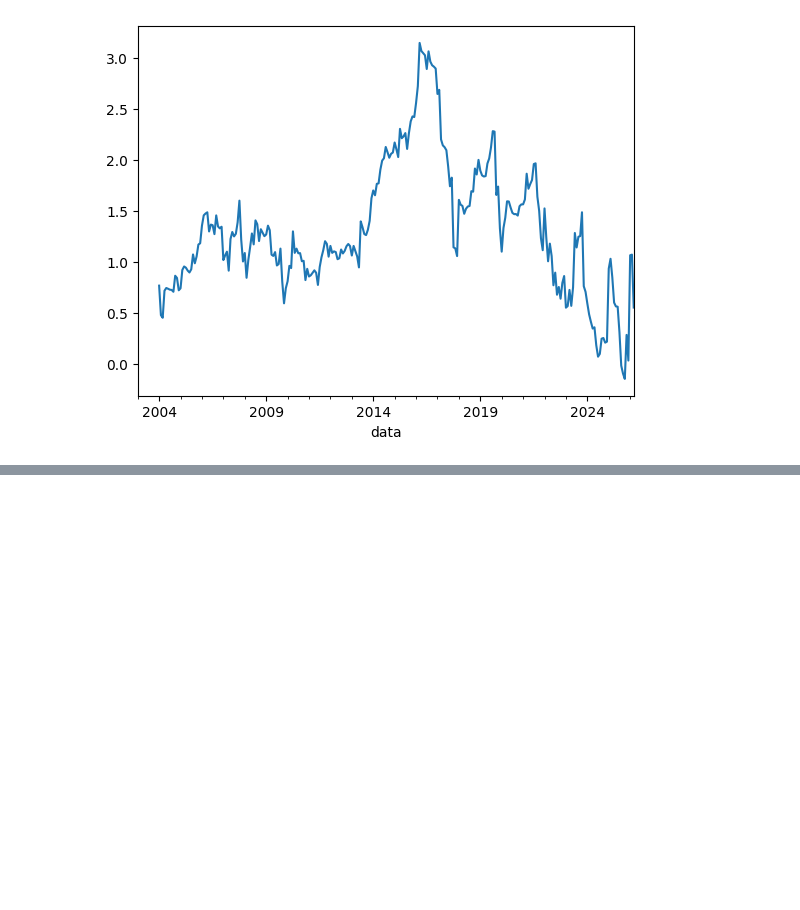
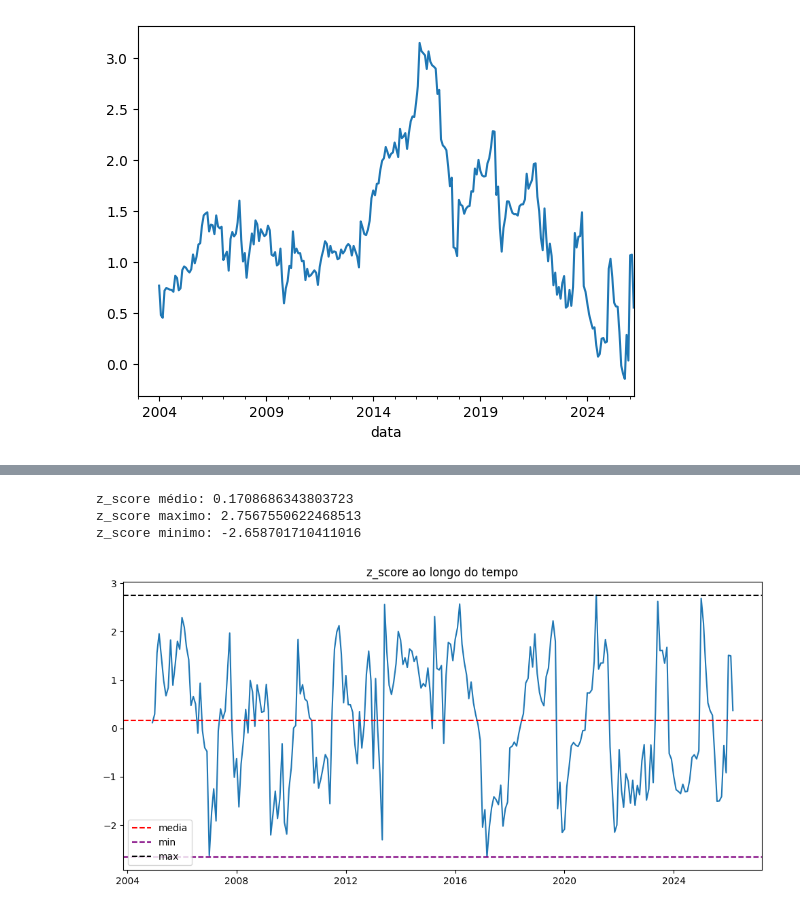
Before and after one commit to WesleySouza13/oil-price-shock-analysis, a Jupyter notebook: notebooks/01_time_series.ipynb, the cells around one changed output, grey strips where cells are left out. Drawn from its saved outputs; the diff is of its cells as text; code cells hidden in the pictures; blank space fills up the shorter version.

```diff
--- a/notebooks/01_time_series.ipynb
+++ b/notebooks/01_time_series.ipynb
@@ -516,0 +543,27 @@ df['BETA'].plot()
+# %%
+# definindo choque por z_score
+def shock(serie:pd.Series):
+    z_score = (serie-serie.rolling(12).mean())/serie.rolling(12).std()
+    print(f'z_score médio: {z_score.mean()}')
+    print(f'z_score maximo: {z_score.max()}')
+    print(f'z_score minimo: {z_score.min()}')
+
+    plt.figure(figsize=(10,5))
+    plt.title('z_score ao longo do tempo')
+    plt.plot(z_score)
+    plt.axhline(z_score.mean(), color='red', label='media',linestyle='--')
+    plt.axhline(z_score.min(), color='purple', label='min', linestyle='--')
+    plt.axhline(z_score.max(), color='black', label='max',linestyle='--')
+
+    plt.tight_layout()
+    plt.legend()
+    plt.show()
+
+    return (z_score>1.3).astype(int) & (z_score>1).astype(int)
+# %%
+df['shock'] = shock(df['BETA'])
+# %% [output]
+z_score médio: 0.1708686343803723
+z_score maximo: 2.7567550622468513
+z_score minimo: -2.658701710411016
+[figure, added]
```
Also changed, not shown: parts of 10 cells of this notebook, 1 other file.
